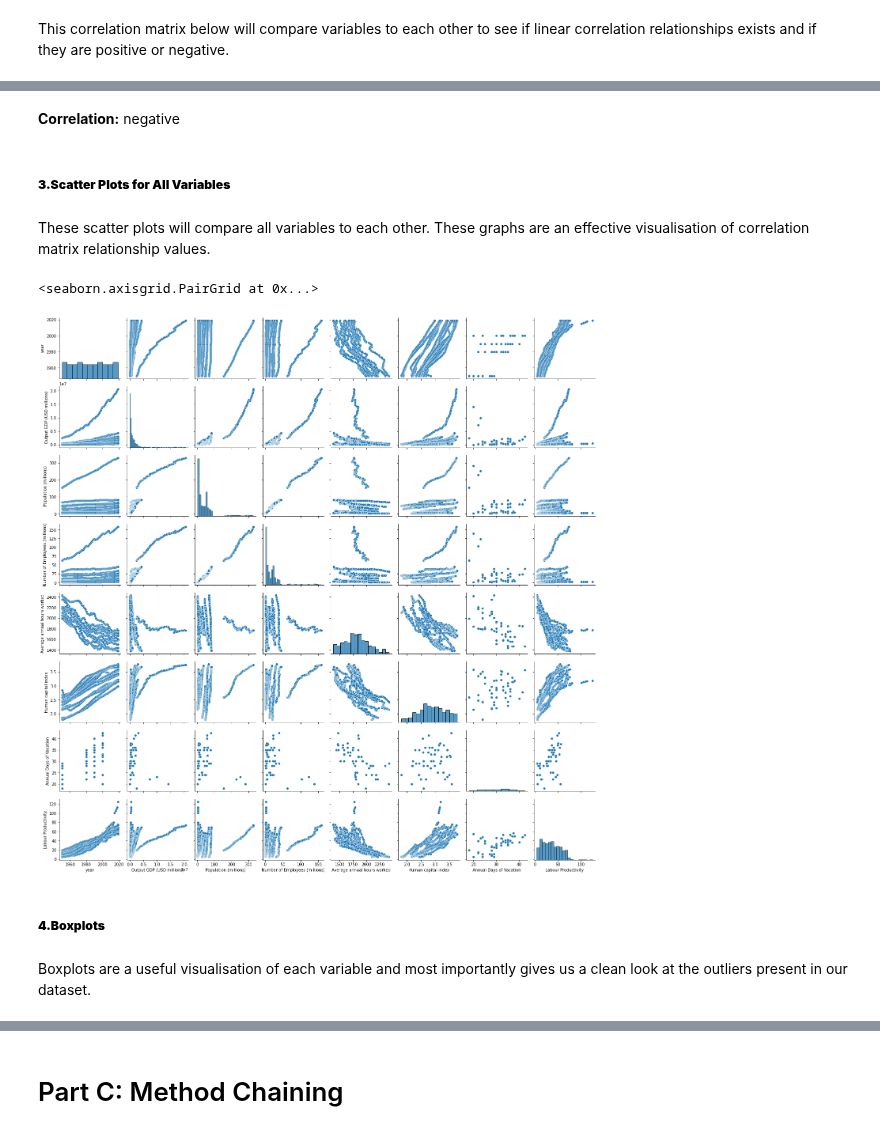
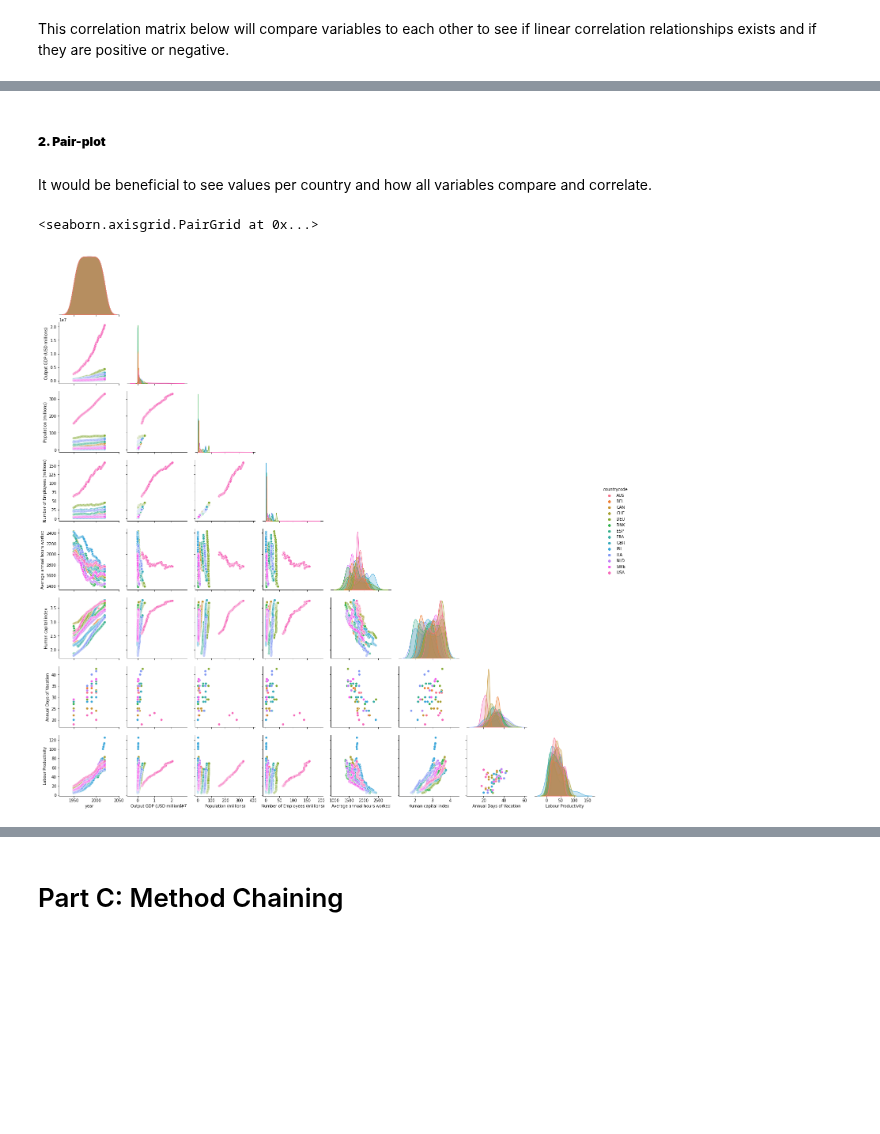
Before and after one commit to ubco-W2022T1-cosc301/project-group17, a Jupyter notebook: notebooks/analysis3.ipynb, the cells around one changed output, grey strips where cells are left out. Drawn from its saved outputs; the diff is of its cells as text; code cells hidden in the pictures; blank space fills up the shorter version.

```diff
--- a/notebooks/analysis3.ipynb
+++ b/notebooks/analysis3.ipynb
@@ -253,7 +260,7 @@ d1_cleaning_part_2_with_index.head()
 d1_cleaning_part_2 = d1_cleaning_part_2_with_index.drop(['ABW','AGO','AIA','ALB','ARE','ARG','ARM','ATG',
        'AUT','AZE','BDI','BEN','BFA','BGD','BGR','BHR',
        'BHS','BIH','BLR','BLZ','BMU','BOL','BRA','BRB','BRN',
-       'BTN','BWA', 'CAF', 'CHE', 'CHL', 'CHN', 'CIV','CMR',
+       'BTN','BWA', 'CAF', 'CHL', 'CHN', 'CIV','CMR',
        'COD', 'COG', 'COL', 'COM', 'CPV', 'CRI', 'CUW', 'CYM','CYP',
        'CZE', 'DJI', 'DMA','DOM', 'DZA', 'ECU', 'EGY','EST', 'ETH', 'FIN', 'FJI', 'GAB', 'GEO',
        'GHA', 'GIN', 'GMB', 'GNB', 'GNQ', 'GRC', 'GRD', 'GTM','GUY',
@@ -408,15 +366,9 @@ d1_cleaned.plot(kind='scatter', x='Human capital index', y='Labour Productivity'
-# %% [markdown]
-**Correlation:** negative
-# %% [markdown]
-##### **3.Scatter Plots for All Variables**
-# %% [markdown]
-These scatter plots will compare all variables to each other. These graphs are an effective visualisation of correlation matrix relationship values.
+# %% [markdown]
+##### **2. Pair-plot**
+# %% [markdown]
+It would be beneficial to see values per country and how all variables compare and correlate.
 # %%
-sns.pairplot(d1_cleaned)
+sns.pairplot(d1_cleaned, hue='countrycode', corner = True)
 # %% [output]
 <seaborn.axisgrid.PairGrid at 0x...>
-[figure, old version]
+[figure, new version]
-# %% [markdown]
-##### **4.Boxplots**
-# %% [markdown]
-Boxplots are a useful visualisation of each variable and most importantly gives us a clean look at the outliers present in our dataset.
```
Also changed, not shown: parts of 61 cells of this notebook, 4 other files.
